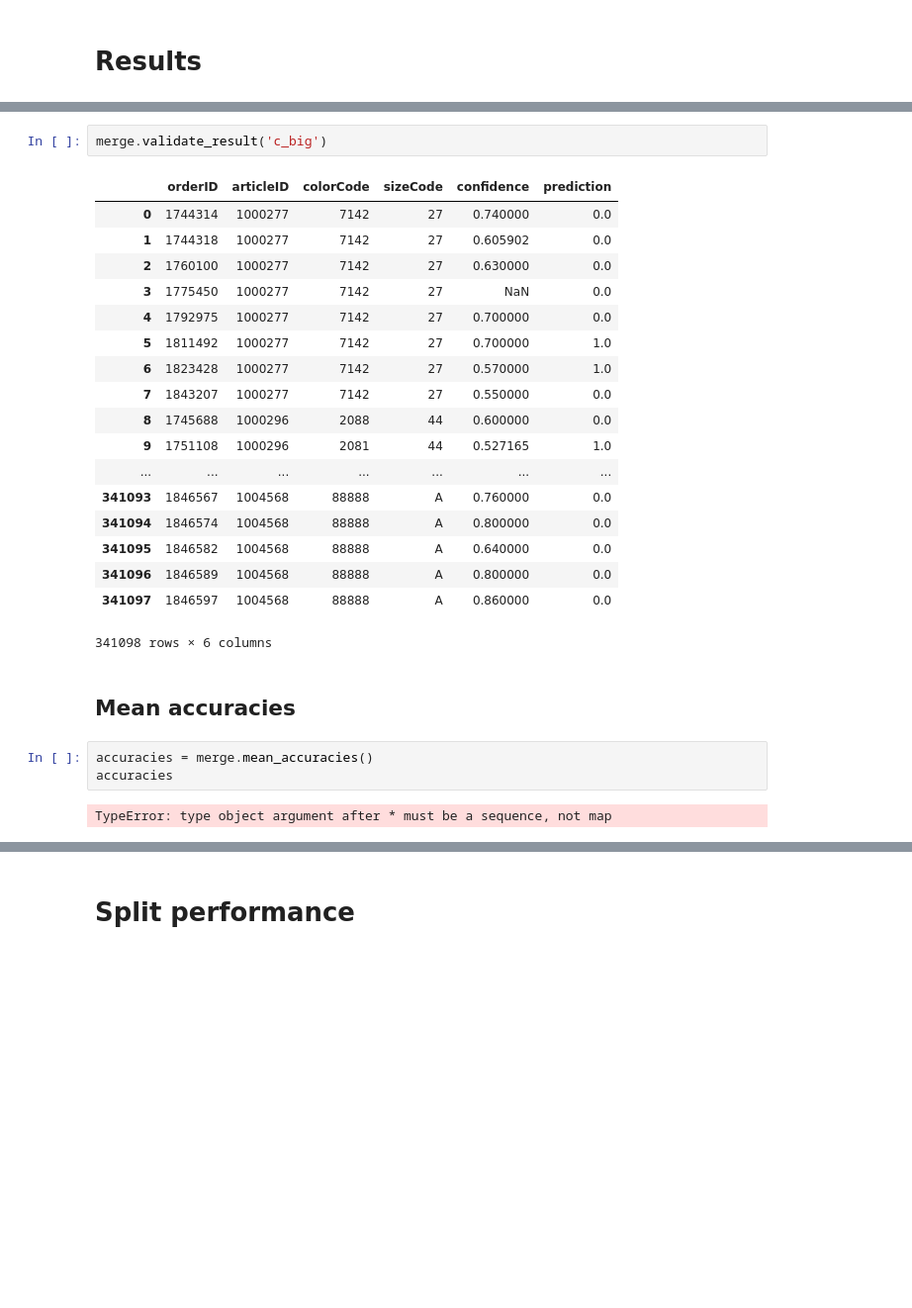
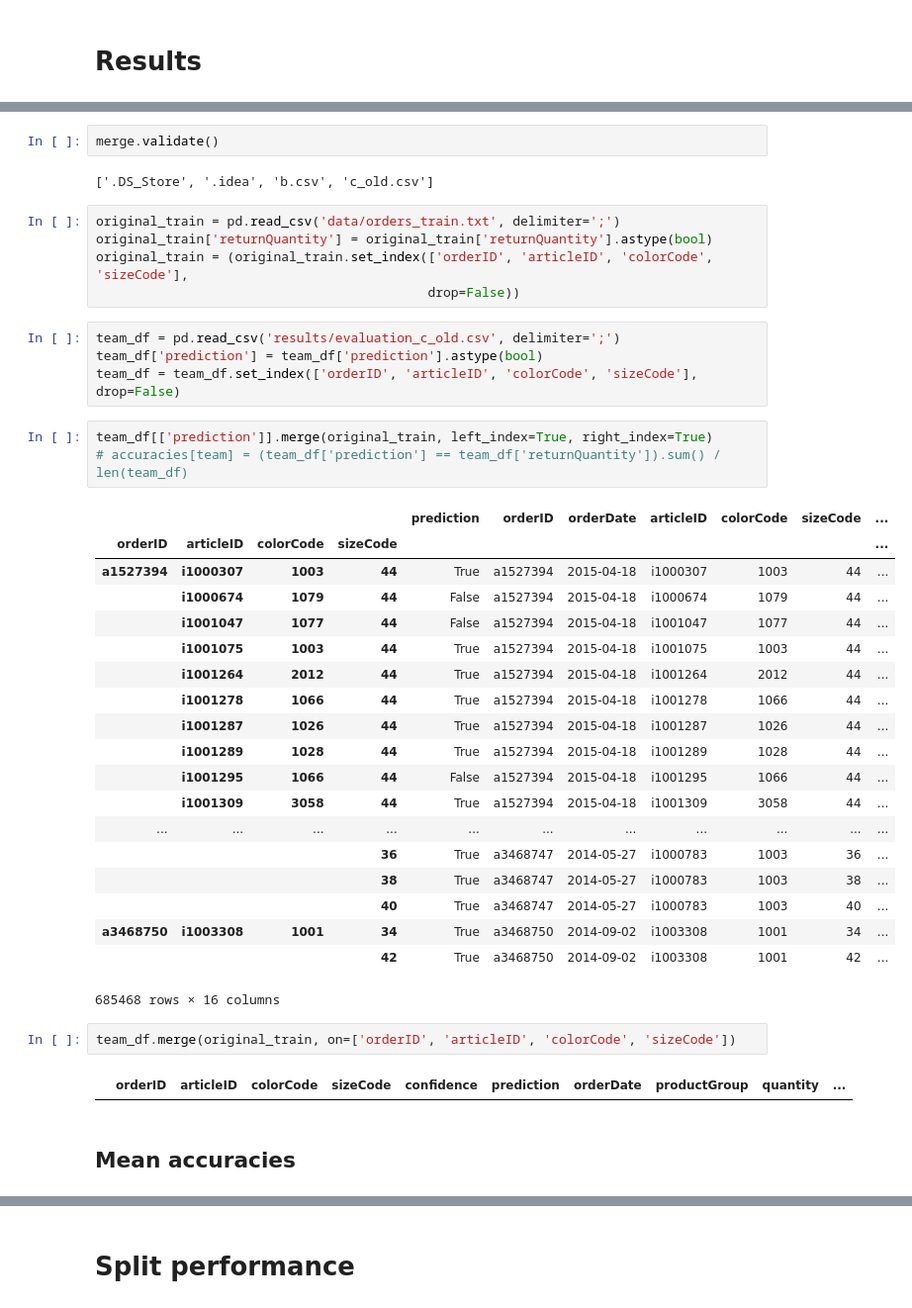
Before and after one commit to busfahren/dmc-results, a Jupyter notebook: merge.ipynb, the cells around one changed output, grey strips where cells are left out. Shown at 99% size. Cells and saved outputs as stored; diff of their text form; blank space fills up the shorter version.

```diff
--- a/merge.ipynb
+++ b/merge.ipynb
@@ -9,28 +9,42 @@ merge.team_names()
-# %%
-merge.validate_result('c_big')
-# %% [output]
-|  | orderID | articleID | colorCode | sizeCode | confidence | prediction |
-| 0 | 1744314 | 1000277 | 7142 | 27 | 0.740000 | 0.0 |
-| 1 | 1744318 | 1000277 | 7142 | 27 | 0.605902 | 0.0 |
-| 2 | 1760100 | 1000277 | 7142 | 27 | 0.630000 | 0.0 |
-| 3 | 1775450 | 1000277 | 7142 | 27 | NaN | 0.0 |
-| 4 | 1792975 | 1000277 | 7142 | 27 | 0.700000 | 0.0 |
-| 5 | 1811492 | 1000277 | 7142 | 27 | 0.700000 | 1.0 |
-| 6 | 1823428 | 1000277 | 7142 | 27 | 0.570000 | 1.0 |
-| 7 | 1843207 | 1000277 | 7142 | 27 | 0.550000 | 0.0 |
-| 8 | 1745688 | 1000296 | 2088 | 44 | 0.600000 | 0.0 |
-| 9 | 1751108 | 1000296 | 2081 | 44 | 0.527165 | 1.0 |
-| ... | ... | ... | ... | ... | ... | ... |
-| 341093 | 1846567 | 1004568 | 88888 | A | 0.760000 | 0.0 |
-| 341094 | 1846574 | 1004568 | 88888 | A | 0.800000 | 0.0 |
-| 341095 | 1846582 | 1004568 | 88888 | A | 0.640000 | 0.0 |
-| 341096 | 1846589 | 1004568 | 88888 | A | 0.800000 | 0.0 |
-| 341097 | 1846597 | 1004568 | 88888 | A | 0.860000 | 0.0 |
-341098 rows × 6 columns
+# %%
+merge.validate()
+# %% [output]
+['.DS_Store', '.idea', 'b.csv', 'c_old.csv']
+# %%
+original_train = pd.read_csv('data/orders_train.txt', delimiter=';')
+original_train['returnQuantity'] = original_train['returnQuantity'].astype(bool)
+original_train = (original_train.set_index(['orderID', 'articleID', 'colorCode', 'sizeCode'],
+                                           drop=False))
+# %%
+team_df = pd.read_csv('results/evaluation_c_old.csv', delimiter=';')
+team_df['prediction'] = team_df['prediction'].astype(bool)
+team_df = team_df.set_index(['orderID', 'articleID', 'colorCode', 'sizeCode'], drop=False)
+# %%
+team_df[['prediction']].merge(original_train, left_index=True, right_index=True)
+# accuracies[team] = (team_df['prediction'] == team_df['returnQuantity']).sum() / len(team_df)
+# %% [output]
+|  |  |  |  | prediction | orderID | orderDate | articleID | colorCode | sizeCode | ... |
+| orderID | articleID | colorCode | sizeCode |  |  |  |  |  |  | ... |
+| a1527394 | i1000307 | 1003 | 44 | True | a1527394 | 2015-04-18 | i1000307 | 1003 | 44 | ... |
+|  | i1000674 | 1079 | 44 | False | a1527394 | 2015-04-18 | i1000674 | 1079 | 44 | ... |
+|  | i1001047 | 1077 | 44 | False | a1527394 | 2015-04-18 | i1001047 | 1077 | 44 | ... |
+|  | i1001075 | 1003 | 44 | True | a1527394 | 2015-04-18 | i1001075 | 1003 | 44 | ... |
+|  | i1001264 | 2012 | 44 | True | a1527394 | 2015-04-18 | i1001264 | 2012 | 44 | ... |
+|  | i1001278 | 1066 | 44 | True | a1527394 | 2015-04-18 | i1001278 | 1066 | 44 | ... |
+|  | i1001287 | 1026 | 44 | True | a1527394 | 2015-04-18 | i1001287 | 1026 | 44 | ... |
+|  | i1001289 | 1028 | 44 | True | a1527394 | 2015-04-18 | i1001289 | 1028 | 44 | ... |
+|  | i1001295 | 1066 | 44 | False | a1527394 | 2015-04-18 | i1001295 | 1066 | 44 | ... |
+|  | i1001309 | 3058 | 44 | True | a1527394 | 2015-04-18 | i1001309 | 3058 | 44 | ... |
+| ... | ... | ... | ... | ... | ... | ... | ... | ... | ... | ... |
+|  |  |  | 36 | True | a3468747 | 2014-05-27 | i1000783 | 1003 | 36 | ... |
+|  |  |  | 38 | True | a3468747 | 2014-05-27 | i1000783 | 1003 | 38 | ... |
+|  |  |  | 40 | True | a3468747 | 2014-05-27 | i1000783 | 1003 | 40 | ... |
+| a3468750 | i1003308 | 1001 | 34 | True | a3468750 | 2014-09-02 | i1003308 | 1001 | 34 | ... |
+|  |  |  | 42 | True | a3468750 | 2014-09-02 | i1003308 | 1001 | 42 | ... |
+685468 rows × 16 columns
+# %%
+team_df.merge(original_train, on=['orderID', 'articleID', 'colorCode', 'sizeCode'])
+# %% [output]
+|  | orderID | articleID | colorCode | sizeCode | confidence | prediction | orderDate | productGroup | quantity | ... |
 # %% [markdown]
 ## Mean accuracies
-# %%
-accuracies = merge.mean_accuracies()
-accuracies
-# %% [output]
-TypeError: type object argument after * must be a sequence, not map
```
Also changed, not shown: parts of 2 cells of this notebook, 4 other files.
